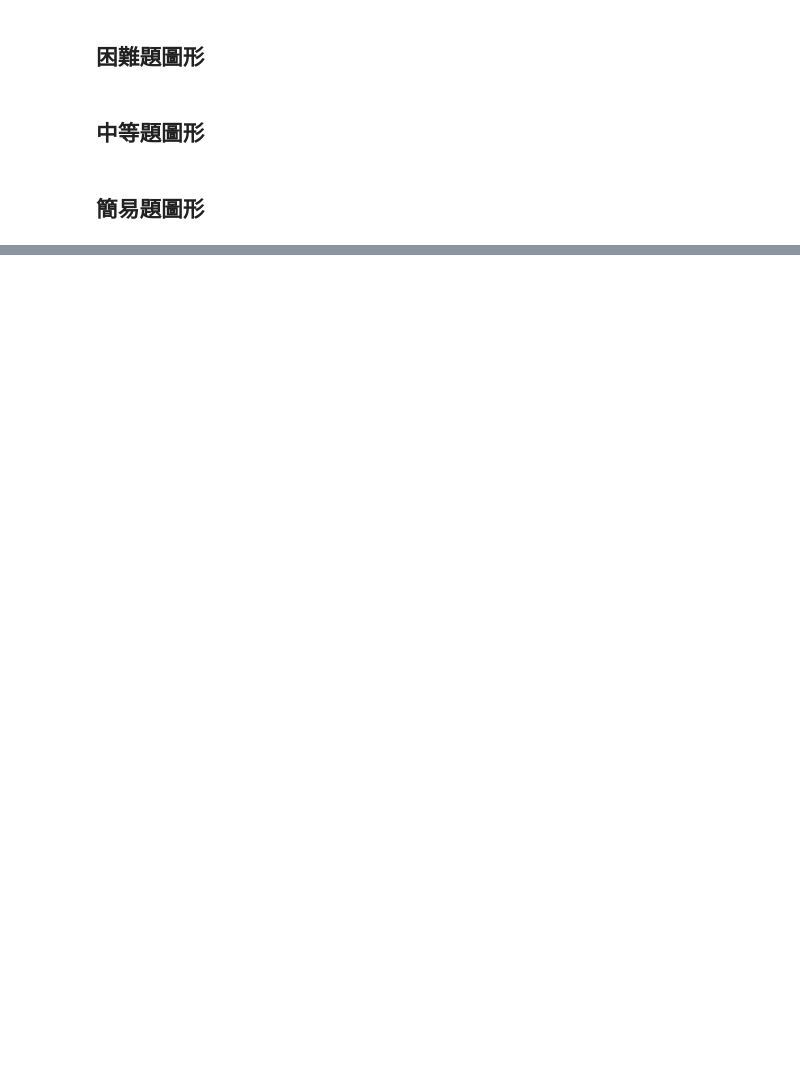
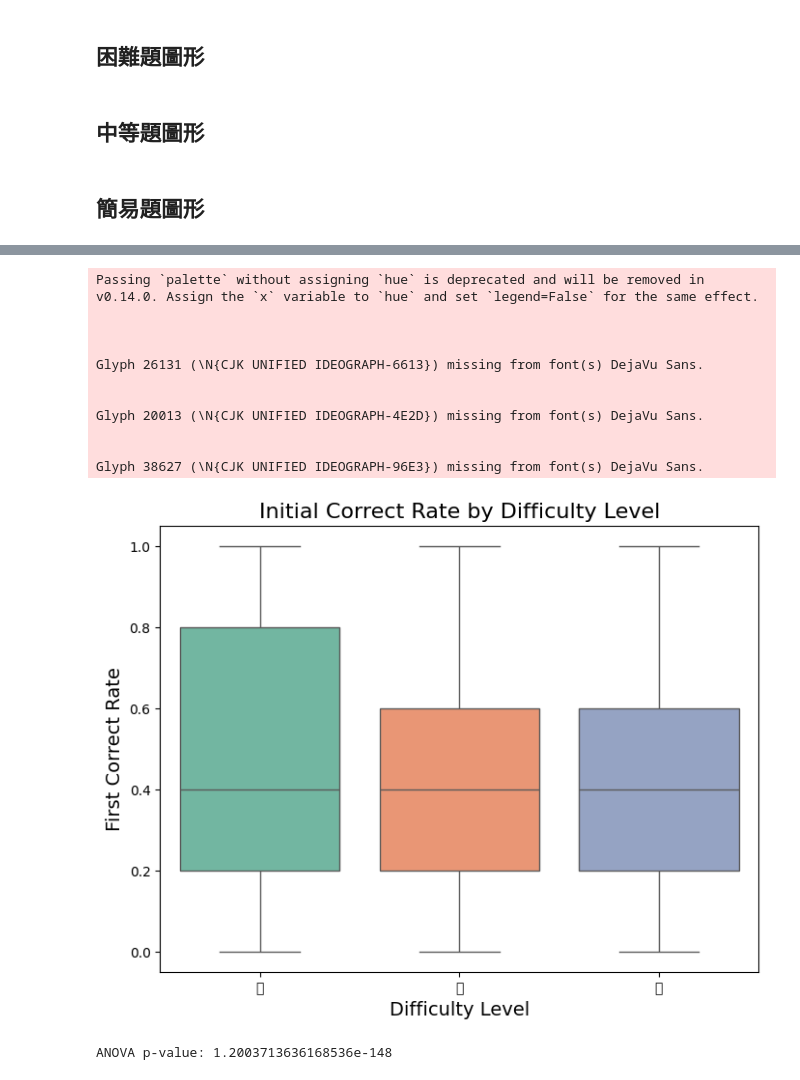
Before and after one commit to mason45ok/LATIA113-1, a Jupyter notebook: Diff.ipynb, the cells around one changed output, grey strips where cells are left out. Drawn from its saved outputs; the diff is of its cells as text; code cells hidden in the pictures; blank space fills up the shorter version.

Commit message:
更新信心水準+ANOVA分析

```diff
--- a/Diff.ipynb
+++ b/Diff.ipynb
@@ -138,0 +136,34 @@ print(mean_rate_hard)
+# %%
+data = df_DiffAndPass
+
+# 分組資料
+groups = data.groupby('mission_difficulty')['first_correct_rate'].apply(list)
+
+# ANOVA 分析
+anova_result = stats.f_oneway(*groups)
+anova_result_pvalue = anova_result.pvalue
+
+# 繪製箱線圖
+plt.figure(figsize=(8, 6))
+sns.boxplot(x='mission_difficulty', y='first_correct_rate', data=data, palette='Set2')
+plt.title('Initial Correct Rate by Difficulty Level', fontsize=16)
+plt.xlabel('Difficulty Level', fontsize=14)
+plt.ylabel('First Correct Rate', fontsize=14)
+plt.show()
+
+# 印出 p-value 結果
+print(f"ANOVA p-value: {anova_result_pvalue}")
+# %% [output]
+Passing `palette` without assigning `hue` is deprecated and will be removed in v0.14.0. Assign the `x` variable to `hue` and set `legend=False` for the same effect.
+
+
+
+Glyph 26131 (\N{CJK UNIFIED IDEOGRAPH-6613}) missing from font(s) DejaVu Sans.
+
+
+Glyph 20013 (\N{CJK UNIFIED IDEOGRAPH-4E2D}) missing from font(s) DejaVu Sans.
+
+
+Glyph 38627 (\N{CJK UNIFIED IDEOGRAPH-96E3}) missing from font(s) DejaVu Sans.
+[figure, added]
+ANOVA p-value: 1.2003713636168536e-148
```
Also changed, not shown: parts of 5 cells of this notebook, 1 other file.
